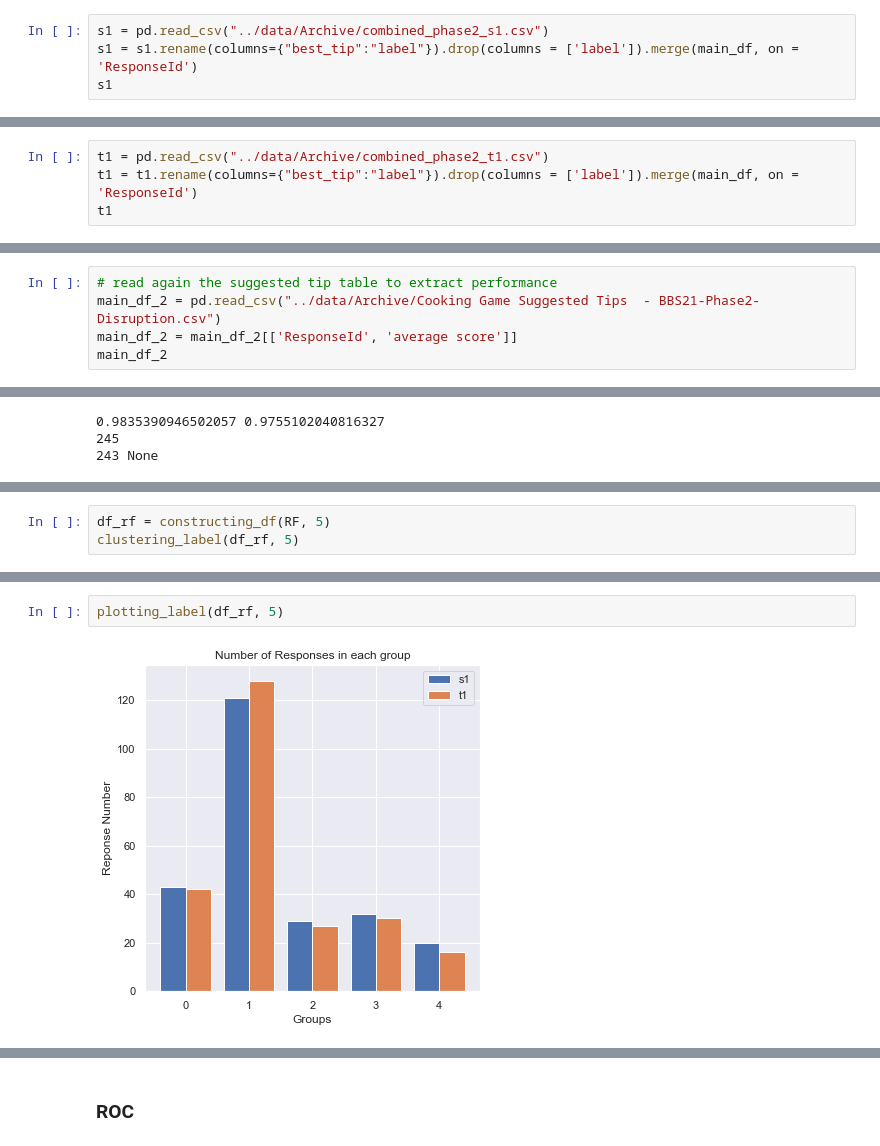
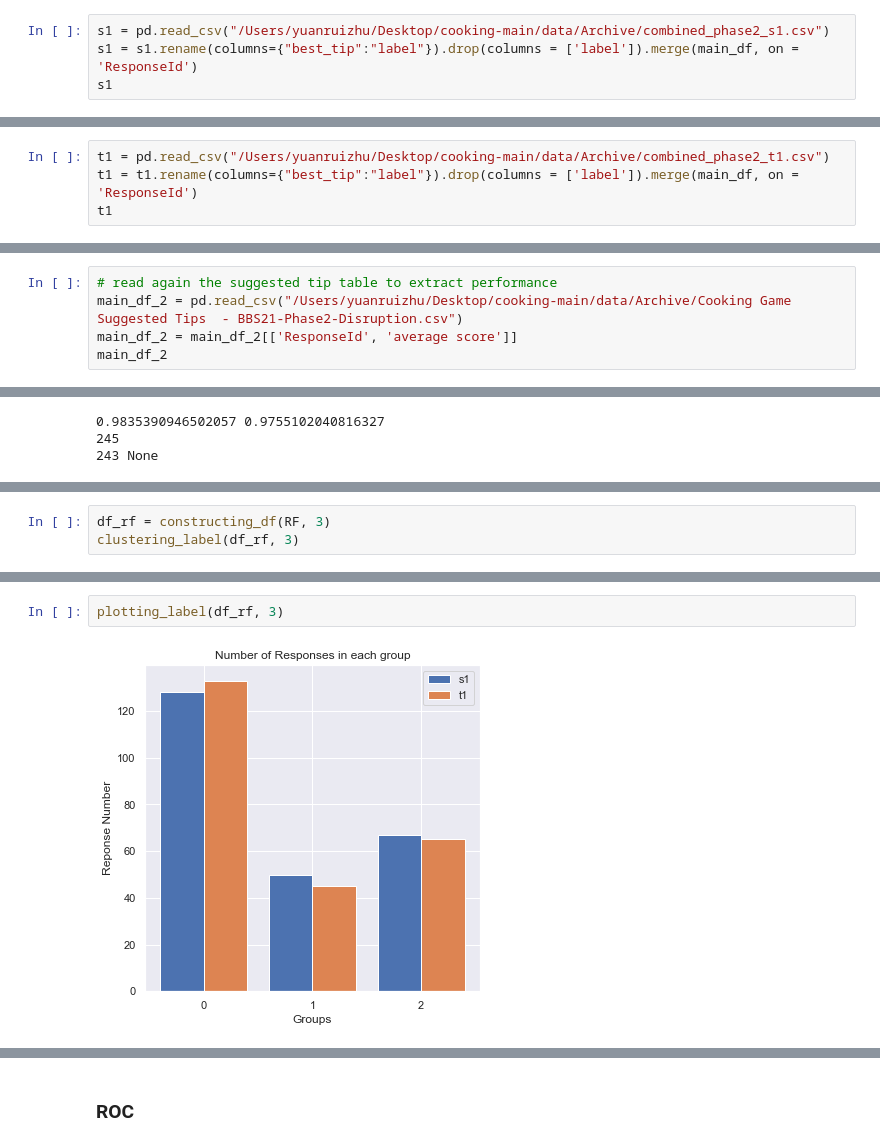
Before and after one commit to Thunderbeee/hai-cooking, a Jupyter notebook: modeling/round-scale-modeling.ipynb, the cells around one changed output, grey strips where cells are left out. Drawn from its saved outputs; the diff is of its cells as text.

```diff
--- a/modeling/round-scale-modeling.ipynb
+++ b/modeling/round-scale-modeling.ipynb
@@ -45,7 +45,7 @@ df
 | 140816 | R_z6DSJfELElPHABP | 6 | 35 | 0 | 0 | 0 | 0 | 0 | 3.0 |
 140817 rows × 9 columns
 # %%
-s1 = pd.read_csv("../data/Archive/combined_phase2_s1.csv")
+s1 = pd.read_csv("/Users/yuanruizhu/Desktop/cooking-main/data/Archive/combined_phase2_s1.csv")
 s1 = s1.rename(columns={"best_tip":"label"}).drop(columns = ['label']).merge(main_df, on = 'ResponseId')
 s1
 # %% [output]
@@ -63,7 +63,7 @@ s1
 | 142619 | R_yURk5fqt6tj7kjL | 6 | 37 | 0 | 0 | 0 | 0 | 0 | 3.0 |
 142620 rows × 9 columns
 # %%
-t1 = pd.read_csv("../data/Archive/combined_phase2_t1.csv")
+t1 = pd.read_csv("/Users/yuanruizhu/Desktop/cooking-main/data/Archive/combined_phase2_t1.csv")
 t1 = t1.rename(columns={"best_tip":"label"}).drop(columns = ['label']).merge(main_df, on = 'ResponseId')
 t1
 # %% [output]
@@ -410,7 +410,7 @@ def sum_of_squares(model):
     plt.plot(range(2, 9), sum_of_squares)
 # %%
 # read again the suggested tip table to extract performance
-main_df_2 = pd.read_csv("../data/Archive/Cooking Game Suggested Tips  - BBS21-Phase2-Disruption.csv")
+main_df_2 = pd.read_csv("/Users/yuanruizhu/Desktop/cooking-main/data/Archive/Cooking Game Suggested Tips  - BBS21-Phase2-Disruption.csv")
 main_df_2 = main_df_2[['ResponseId', 'average score']]
 main_df_2
 # %% [output]
@@ -680,5 +680,5 @@ sum_of_squares(RF)
 # %%
-df_rf = constructing_df(RF, 5)
-clustering_label(df_rf, 5)
+df_rf = constructing_df(RF, 3)
+clustering_label(df_rf, 3)
 # %% [output]
 Cluster centers for all the groups
@@ -702,6 +700,6 @@ Cluster centers for all the groups
 488 rows × 7 columns
 # %%
-plotting_label(df_rf, 5)
+plotting_label(df_rf, 3)
 # %% [output]
-[figure, old version]
+[figure, new version]
 # %%
```
Also changed, not shown: parts of 27 cells of this notebook, 1 other file.
